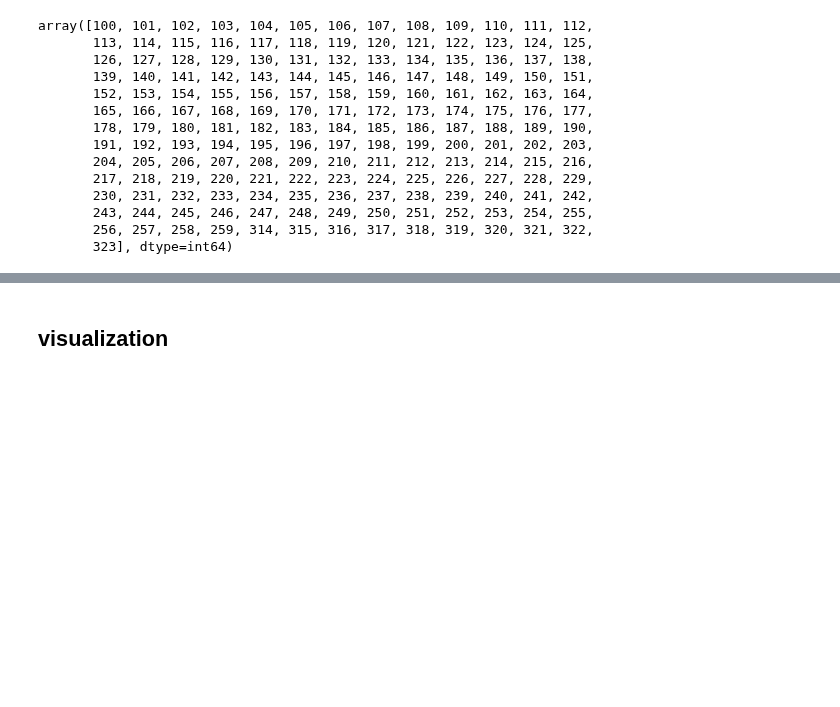
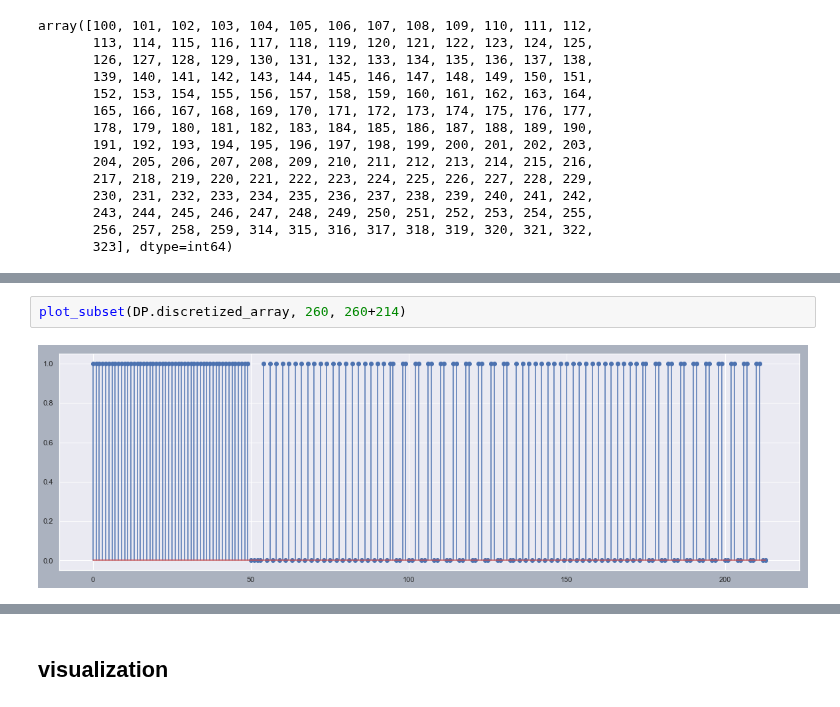
Before and after one commit to tjbergst/data-parsing, a Jupyter notebook: code-parser-translation.ipynb, the cells around one changed output, grey strips where cells are left out. Saved outputs shown, nothing was run; the diff lists cells and outputs as text; blank space fills up the shorter version.

```diff
--- a/code-parser-translation.ipynb
+++ b/code-parser-translation.ipynb
@@ -658 +638,5 @@ plot_subset(DP.discretized_array, 100, 260)
+# %%
+plot_subset(DP.discretized_array, 260, 260+214)
+# %% [output]
+[figure, added]
 # %%
```
Also changed, not shown: parts of 28 cells of this notebook.
